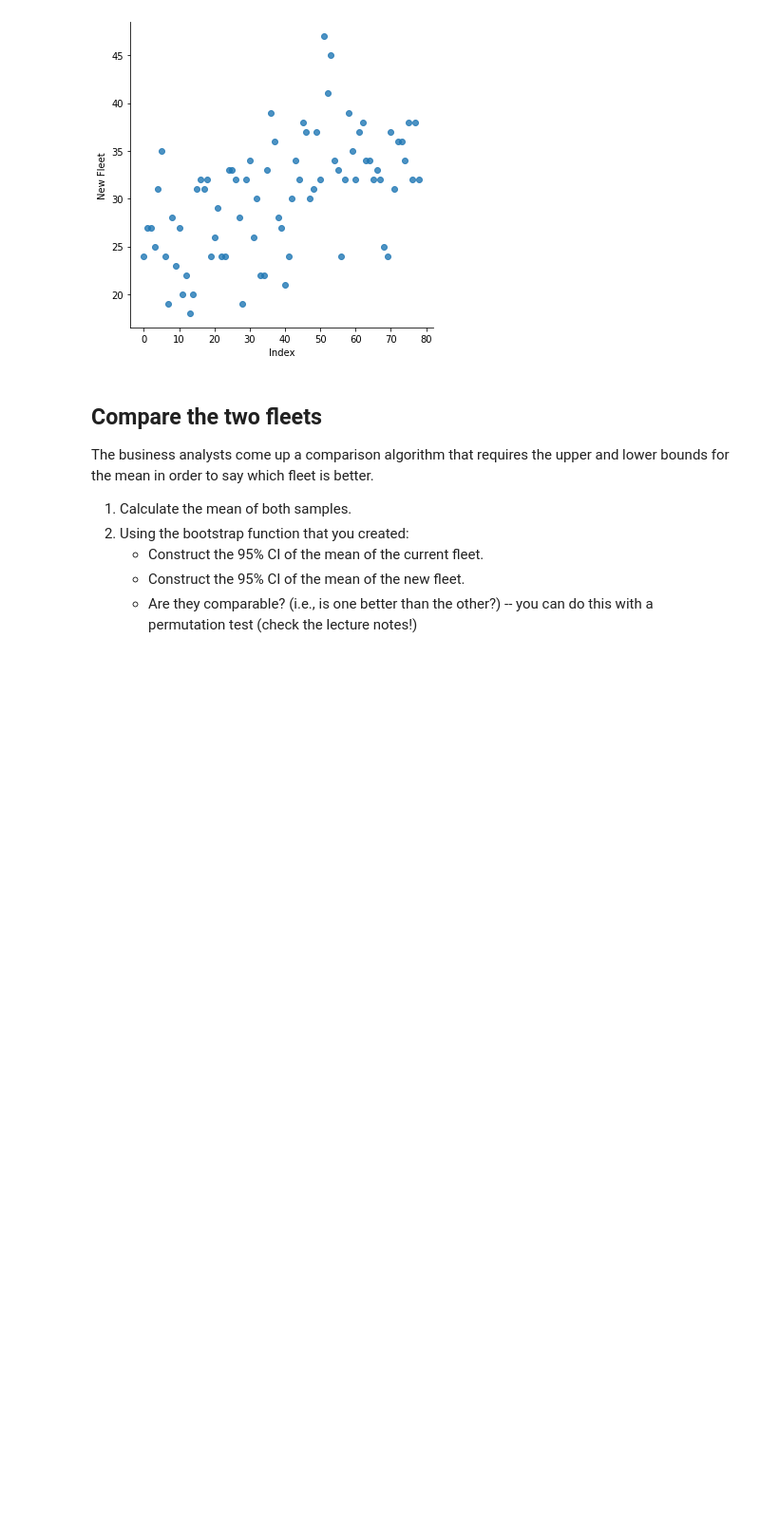
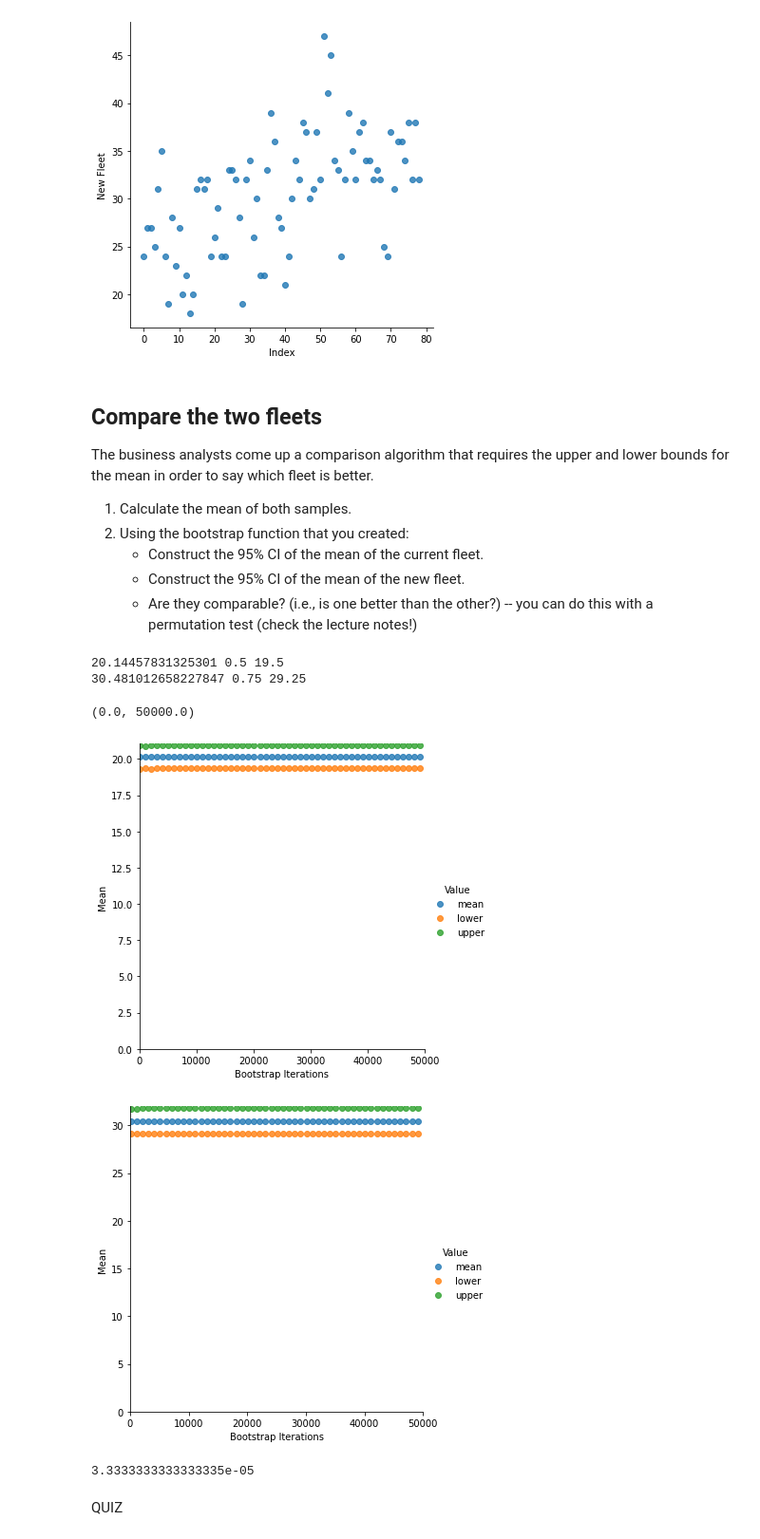
Before and after one commit to Lucothron/CE888-DataScience, a Jupyter notebook: CE888-master/CE888-master/lab2 - bootstrap/bootstrap.ipynb, the cells around one changed output. Shown at 95% size. Cells and saved outputs as stored; diff of their text form; code cells hidden in the pictures; blank space fills up the shorter version.

```diff
--- a/CE888-master/CE888-master/lab2 - bootstrap/bootstrap.ipynb
+++ b/CE888-master/CE888-master/lab2 - bootstrap/bootstrap.ipynb
@@ -126,24 +126,52 @@ The business analysts come up a comparison algorithm that requires the upper and
     - Construct the 95% CI of the mean of the current fleet.
     - Construct the 95% CI of the mean of the new fleet.
     - Are they comparable? (i.e., is one better than the other?) -- you can do this with a permutation test (check the lecture notes!)
+# %%
+curr_mean = np.mean(curr_df['Current fleet'])
+print(curr_mean, np.percentile(np.arange(curr_mean), 2.5), np.percentile(np.arange(curr_mean), 97.5))
+
+new_mean = np.mean(new_df['New Fleet'])
+print(new_mean, np.percentile(np.arange(new_mean), 2.5), np.percentile(np.arange(new_mean), 97.5))
+# %% [output]
+20.14457831325301 0.5 19.5
+30.481012658227847 0.75 29.25
 # %%
 # <---INSERT YOUR CODE HERE--->
 
 curr_t = curr_df.values.T[1]
-new_t = new_df.values.T[1]
 
 boots = []
 for i in range(100, 50000, 1000):
     boot = bootstrap_mean(curr_t, curr_t.shape[0], i)
     boots.append([i, boot[0], "mean"])
     boots.append([i, boot[1], "lower"])
     boots.append([i, boot[2], "upper"])
 
 df_boot = pd.DataFrame(boots, columns=['Bootstrap Iterations', 'Mean', "Value"])
 sns_plot = sns.lmplot(df_boot.columns[0], df_boot.columns[1], data=df_boot, fit_reg=False, hue="Value")
 
 sns_plot.axes[0, 0].set_ylim(0,)
 sns_plot.axes[0, 0].set_xlim(0, 50000)
+
+
+new_t = new_df.values.T[1]
+
+boots = []
+for i in range(100, 50000, 1000):
+    boot = bootstrap_mean(new_t, new_t.shape[0], i)
+    boots.append([i, boot[0], "mean"])
+    boots.append([i, boot[1], "lower"])
+    boots.append([i, boot[2], "upper"])
+
+df_boot = pd.DataFrame(boots, columns=['Bootstrap Iterations', 'Mean', "Value"])
+sns_plot = sns.lmplot(df_boot.columns[0], df_boot.columns[1], data=df_boot, fit_reg=False, hue="Value")
+
+sns_plot.axes[0, 0].set_ylim(0,)
+sns_plot.axes[0, 0].set_xlim(0, 50000)
+# %% [output]
+(0.0, 50000.0)
+[figure, added]
+[figure, added]
 # %%
 # Create your own function for a permutation test here (you will need it for the lab quiz!):
 def permut_test(sample1, sample2, n_permutations):
@@ -155 +200,7 @@ def permut_test(sample1, sample2, n_permutations):
     return pvalue
+# %%
+print(permut_test (curr_df['Current fleet'], new_df['New Fleet'], 30000))
+# %% [output]
+3.3333333333333335e-05
+# %% [markdown]
+QUIZ
```
Also changed, not shown: parts of 8 cells of this notebook, 1 other file.
